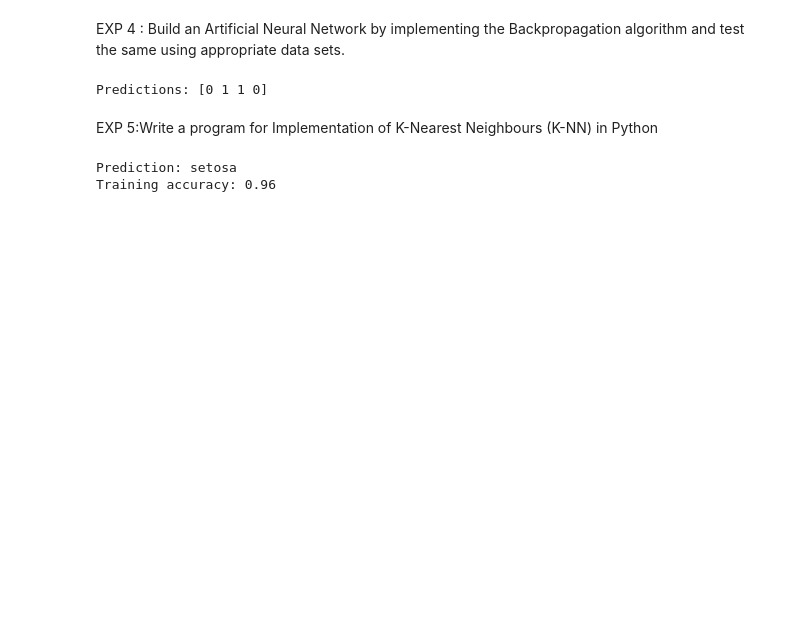
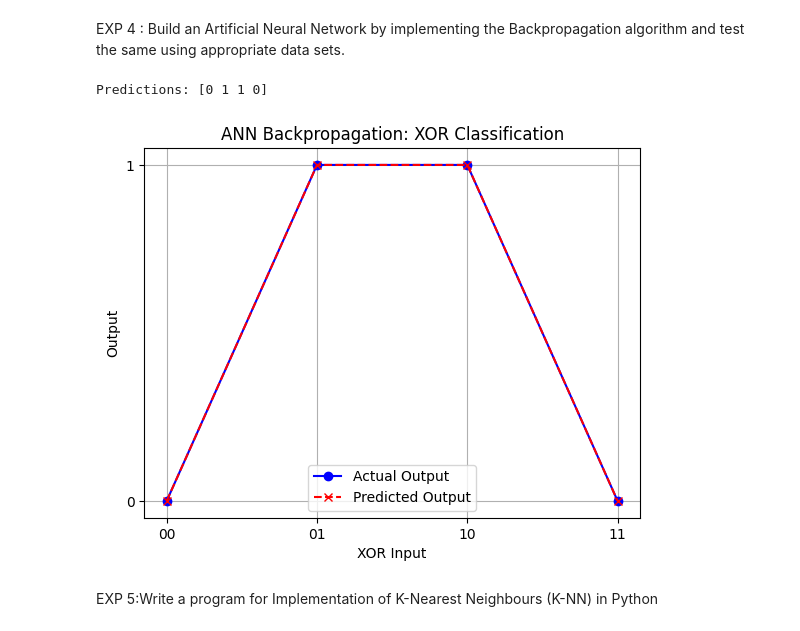
Before and after one commit to thrka33/ITA0604-ML, a Jupyter notebook: ML_lab.ipynb, the cells around one changed output. Saved outputs shown, nothing was run; the diff lists cells and outputs as text; code cells hidden in the pictures; blank space fills up the shorter version.

```diff
--- a/ML_lab.ipynb
+++ b/ML_lab.ipynb
@@ -77,23 +90,32 @@ Predicted class: setosa
 # %% [markdown]
 EXP 4 : Build an Artificial Neural Network by implementing the Backpropagation algorithm and test the same using appropriate data sets.
 # %%
+
 from sklearn.neural_network import MLPClassifier
-X = [[0,0],[0,1],[1,0],[1,1]]; y = [0,1,1,0]
+import matplotlib.pyplot as plt
+
+X = [[0,0], [0,1], [1,0], [1,1]]
+y = [0, 1, 1, 0]
+
 m = MLPClassifier(hidden_layer_sizes=(4,), activation='tanh',
                   solver='lbfgs', max_iter=3000, random_state=1)
-m.fit(X,y)
-print("Predictions:", m.predict(X))
+m.fit(X, y)
+pred = m.predict(X)
+
+print("Predictions:", pred)
+
+plt.plot(range(4), y, 'bo-', label='Actual Output')
+plt.plot(range(4), pred, 'rx--', label='Predicted Output')
+plt.xticks(range(4), ['00', '01', '10', '11'])
+plt.yticks([0, 1])
+plt.xlabel("XOR Input")
+plt.ylabel("Output")
+plt.title("ANN Backpropagation: XOR Classification")
+plt.legend()
+plt.grid(True)
+plt.show()
 # %% [output]
 Predictions: [0 1 1 0]
+[figure, added]
 # %% [markdown]
 EXP 5:Write a program for Implementation of K-Nearest Neighbours (K-NN) in Python
-# %%
-from sklearn.datasets import load_iris
-from sklearn.neighbors import KNeighborsClassifier
-d = load_iris()
-m = KNeighborsClassifier(n_neighbors=3).fit(d.data, d.target)
-print("Prediction:", d.target_names[m.predict([[5.1,3.5,1.4,0.2]])[0]])
-print("Training accuracy:", round(m.score(d.data,d.target),2))
-# %% [output]
-Prediction: setosa
-Training accuracy: 0.96
```
Also changed, not shown: parts of 2 cells of this notebook.
